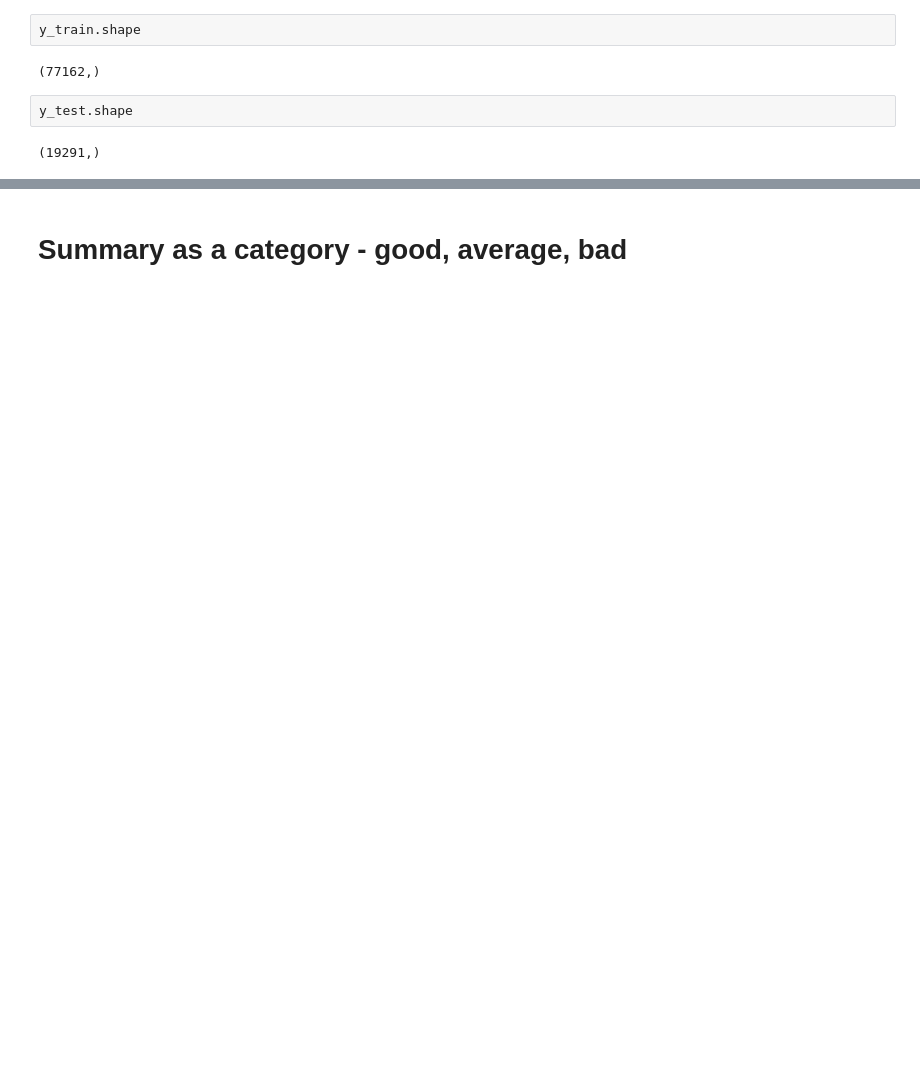
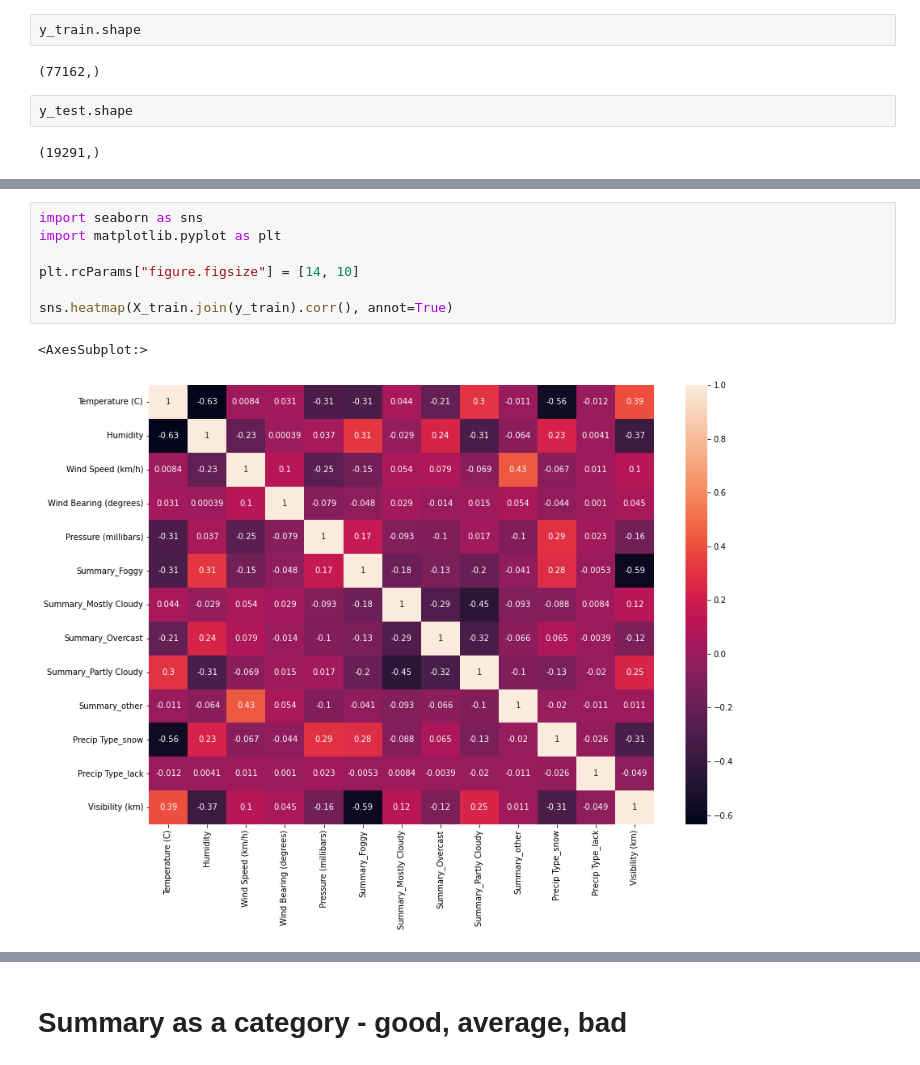
Before and after one commit to Wilmo95/regression-project, a Jupyter notebook: bartek.ipynb, the cells around one changed output, grey strips where cells are left out. Drawn from its saved outputs; the diff is of its cells as text; blank space fills up the shorter version.

```diff
--- a/bartek.ipynb
+++ b/bartek.ipynb
@@ -431,0 +474,10 @@ X_train.describe(include="all")
+# %%
+import seaborn as sns
+import matplotlib.pyplot as plt
+
+plt.rcParams["figure.figsize"] = [14, 10]
+
+sns.heatmap(X_train.join(y_train).corr(), annot=True)
+# %% [output]
+<AxesSubplot:>
+[figure, added]
```
Also changed, not shown: parts of 92 cells of this notebook, 1 other file.
